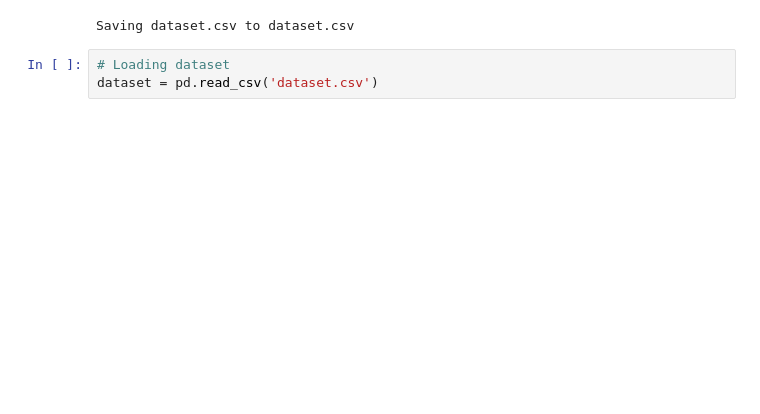
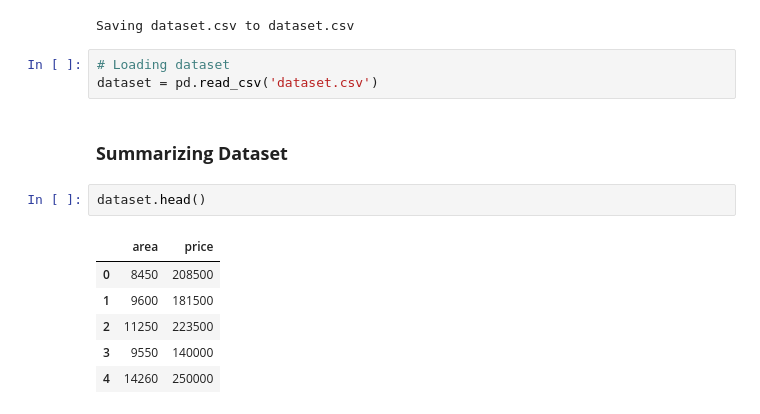
Before and after one commit to shubhamrai1318/Evaluating_Regression_ModelUsing_RSquared_Adjusted_R_Squared, a Jupyter notebook: Evaluating_Regression_Model.ipynb, the cells around one changed output. Cells and saved outputs as stored; diff of their text form; blank space fills up the shorter version.

```diff
--- a/Evaluating_Regression_Model.ipynb
+++ b/Evaluating_Regression_Model.ipynb
@@ -19,3 +19,14 @@ Saving dataset.csv to dataset.csv
 # %%
 # Loading dataset
 dataset = pd.read_csv('dataset.csv')
+# %% [markdown]
+### **Summarizing Dataset**
+# %%
+dataset.head()
+# %% [output]
+|  | area | price |
+| 0 | 8450 | 208500 |
+| 1 | 9600 | 181500 |
+| 2 | 11250 | 223500 |
+| 3 | 9550 | 140000 |
+| 4 | 14260 | 250000 |
```
Also changed, not shown: parts of 7 cells of this notebook.
